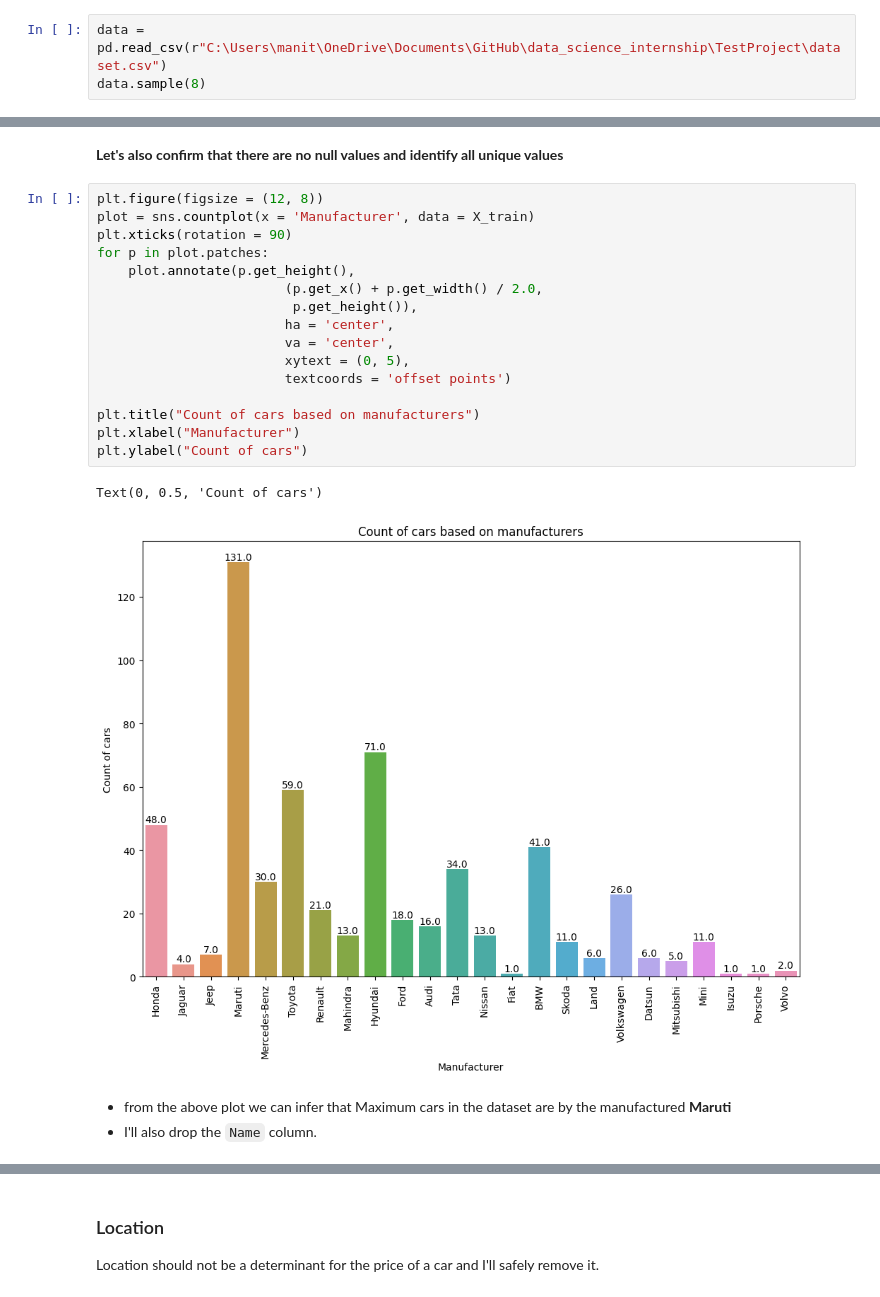
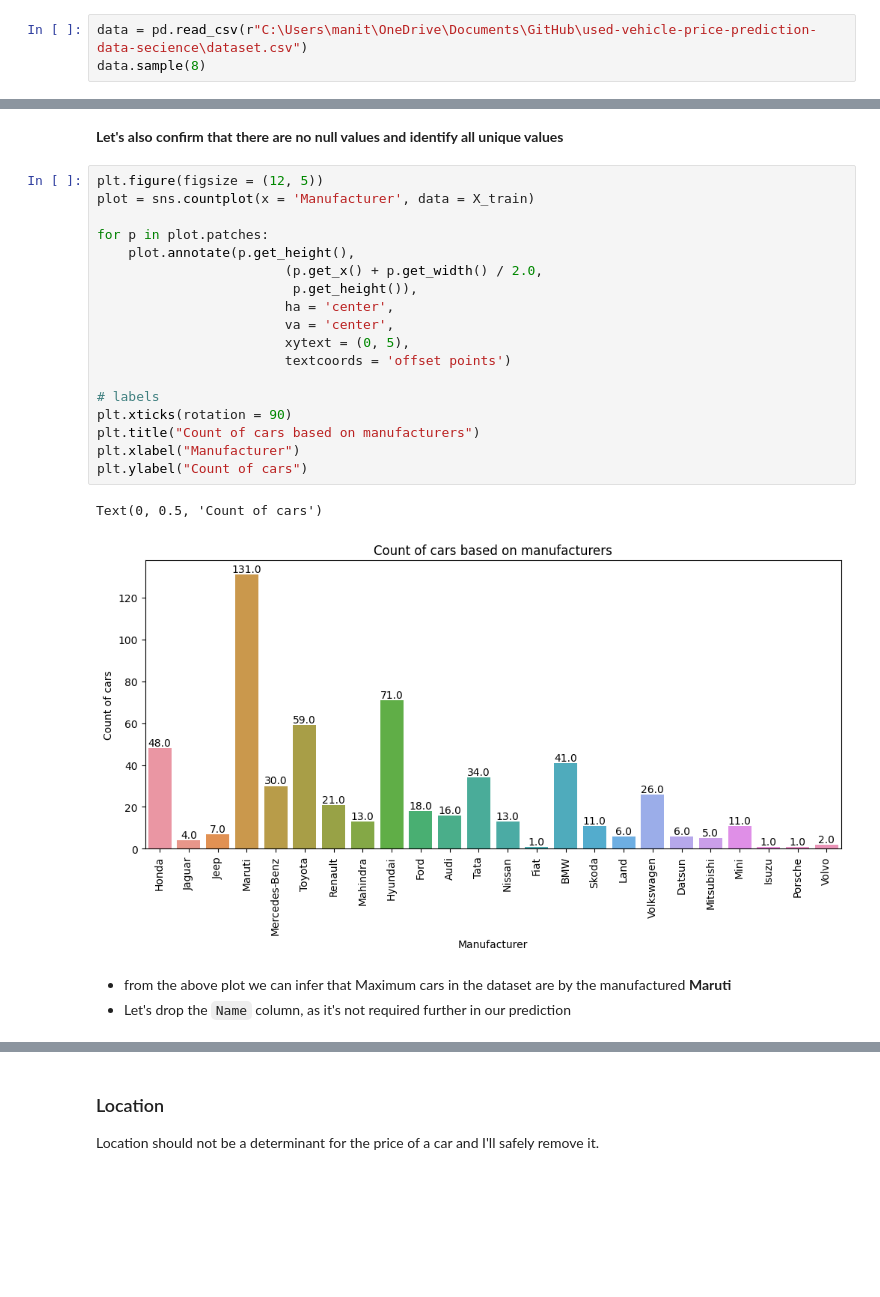
Before and after one commit to MsHegde-code/used-vehicle-price-prediction-data-science, a Jupyter notebook: vehicle-price-prediction.ipynb, the cells around one changed output, grey strips where cells are left out. Drawn from its saved outputs; the diff is of its cells as text; blank space fills up the shorter version.

```diff
--- a/vehicle-price-prediction.ipynb
+++ b/vehicle-price-prediction.ipynb
@@ -18,7 +18,7 @@ from sklearn.metrics import r2_score
 # %% [markdown]
 ## Import dataset
 # %%
-data = pd.read_csv(r"C:\Users\manit\OneDrive\Documents\GitHub\data_science_internship\TestProject\dataset.csv")
+data = pd.read_csv(r"C:\Users\manit\OneDrive\Documents\GitHub\used-vehicle-price-prediction-data-secience\dataset.csv")
 data.sample(8)
 # %% [output]
 |  | Unnamed: 0 | Name | Location | Year | Kilometers_Driven | Fuel_Type | Transmission | Owner_Type | ... |
@@ -210,27 +237,29 @@ X_test["Manufacturer"] = make_test[0]
 # %% [markdown]
 **Let's also confirm that there are no null values and identify all unique values**
 # %%
-plt.figure(figsize = (12, 8))
+plt.figure(figsize = (12, 5))
 plot = sns.countplot(x = 'Manufacturer', data = X_train)
-plt.xticks(rotation = 90)
+
 for p in plot.patches:
     plot.annotate(p.get_height(),
                         (p.get_x() + p.get_width() / 2.0,
                          p.get_height()),
                         ha = 'center',
                         va = 'center',
                         xytext = (0, 5),
                         textcoords = 'offset points')
 
+# labels
+plt.xticks(rotation = 90)
 plt.title("Count of cars based on manufacturers")
 plt.xlabel("Manufacturer")
 plt.ylabel("Count of cars")
 # %% [output]
 Text(0, 0.5, 'Count of cars')
-[figure, old version]
+[figure, new version]
 # %% [markdown]
 * from the above plot we can infer that Maximum cars in the dataset are by the manufactured **Maruti**
-* I'll also drop the `Name` column.
+* Let's drop the `Name` column, as it's not required further in our prediction
 # %%
 X_train.drop("Name", axis = 1, inplace = True)
 X_test.drop("Name", axis = 1, inplace = True)
```
Also changed, not shown: parts of 37 cells of this notebook.
